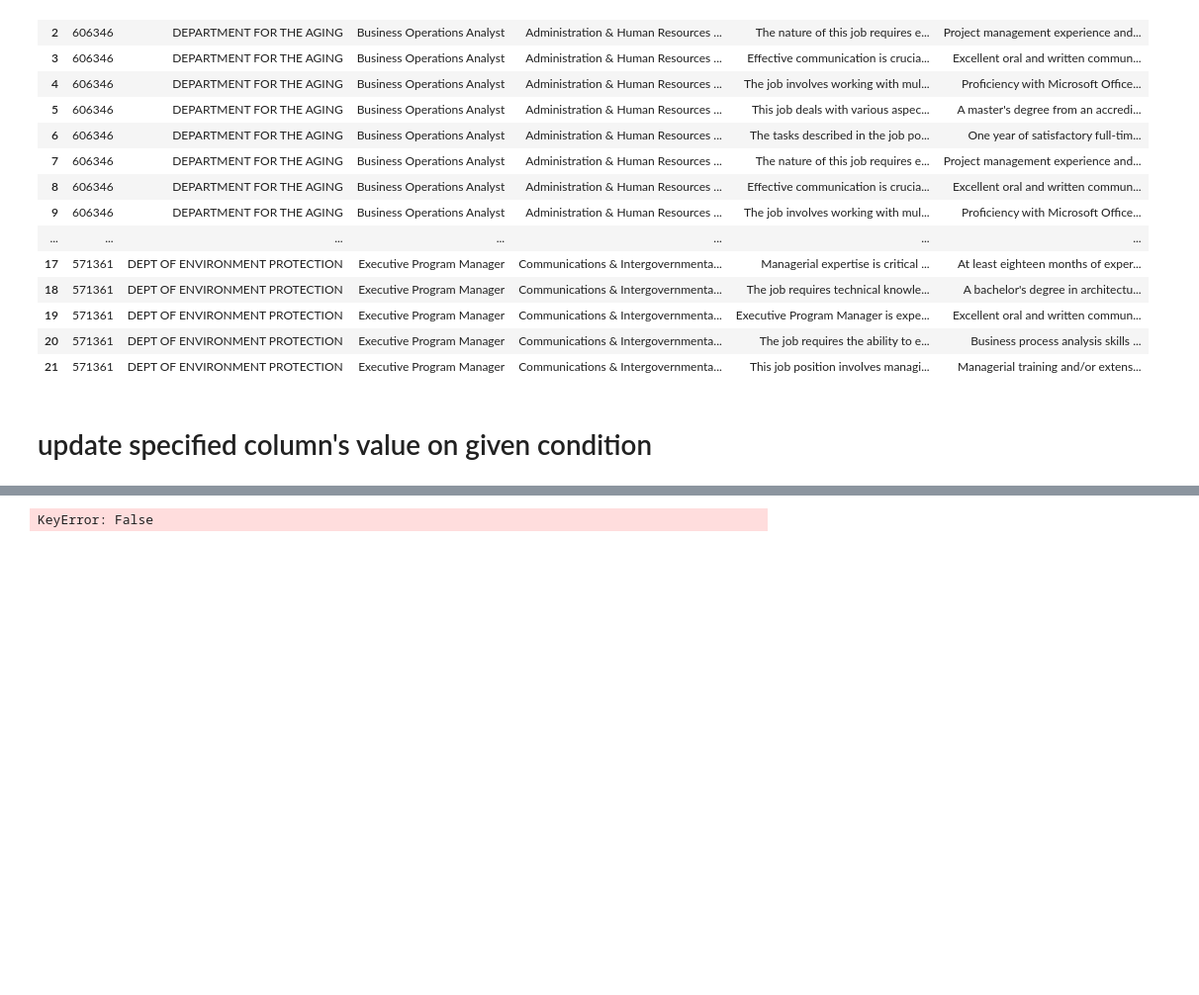
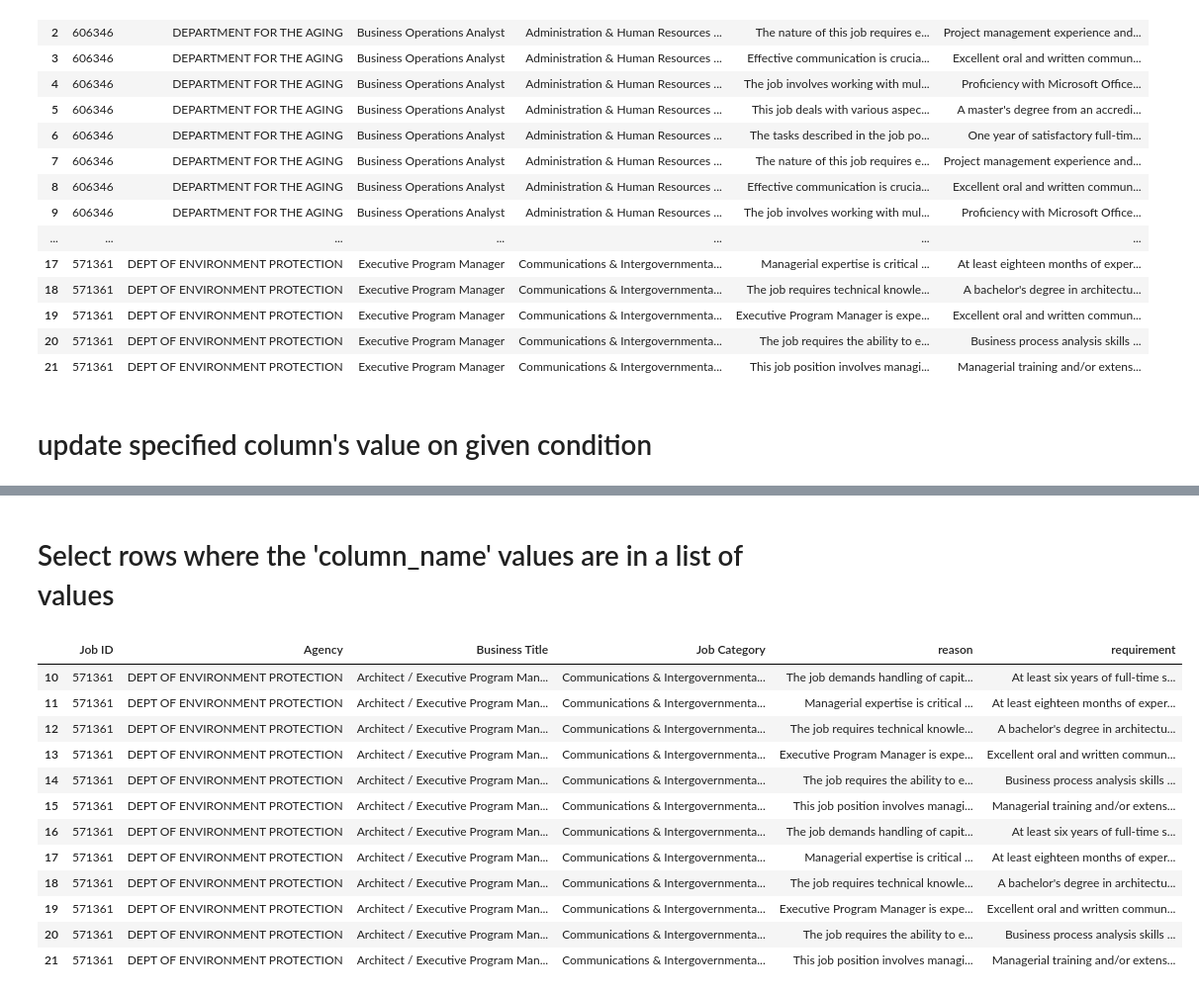
Before and after one commit to dfirst-education/sample, a Jupyter notebook: 4_dataframe_manipulation.ipynb, the cells around one changed output, grey strips where cells are left out. Shown at 99% size. Cells and saved outputs as stored; diff of their text form; code cells hidden in the pictures; blank space fills up the shorter version.

Commit message:
commit 4_dataframe_manipulation.ipynb

```diff
--- a/4_dataframe_manipulation.ipynb
+++ b/4_dataframe_manipulation.ipynb
@@ -107,8 +107,23 @@ df_jobs_and_reason
 | 19 | 571361 | DEPT OF ENVIRONMENT PROTECTION | Architect / Executive Program Man... | Communications & Intergovernmenta... | Executive Program Manager is expe... | Excellent oral and written commun... |
 | 20 | 571361 | DEPT OF ENVIRONMENT PROTECTION | Architect / Executive Program Man... | Communications & Intergovernmenta... | The job requires the ability to e... | Business process analysis skills ... |
 | 21 | 571361 | DEPT OF ENVIRONMENT PROTECTION | Architect / Executive Program Man... | Communications & Intergovernmenta... | This job position involves managi... | Managerial training and/or extens... |
-# %%
-df_selected_rows = df_jobs_and_reason.query('"Business Title" in ["Architect / Executive Program Manager", "test"]')
-df_selected_rows
-# %% [output]
-KeyError: False
+# %% [markdown]
+# Select rows where the 'column_name' values are in a list of values
+# %%
+# Select rows where the 'column_name' values are in a list of values
+df_jobs_and_reason = df_jobs_and_reason[df_jobs_and_reason['Business Title'].isin(['Architect / Executive Program Manager'])]
+df_jobs_and_reason
+# %% [output]
+|  | Job ID | Agency | Business Title | Job Category | reason | requirement |
+| 10 | 571361 | DEPT OF ENVIRONMENT PROTECTION | Architect / Executive Program Man... | Communications & Intergovernmenta... | The job demands handling of capit... | At least six years of full-time s... |
+| 11 | 571361 | DEPT OF ENVIRONMENT PROTECTION | Architect / Executive Program Man... | Communications & Intergovernmenta... | Managerial expertise is critical ... | At least eighteen months of exper... |
+| 12 | 571361 | DEPT OF ENVIRONMENT PROTECTION | Architect / Executive Program Man... | Communications & Intergovernmenta... | The job requires technical knowle... | A bachelor's degree in architectu... |
+| 13 | 571361 | DEPT OF ENVIRONMENT PROTECTION | Architect / Executive Program Man... | Communications & Intergovernmenta... | Executive Program Manager is expe... | Excellent oral and written commun... |
+| 14 | 571361 | DEPT OF ENVIRONMENT PROTECTION | Architect / Executive Program Man... | Communications & Intergovernmenta... | The job requires the ability to e... | Business process analysis skills ... |
+| 15 | 571361 | DEPT OF ENVIRONMENT PROTECTION | Architect / Executive Program Man... | Communications & Intergovernmenta... | This job position involves managi... | Managerial training and/or extens... |
+| 16 | 571361 | DEPT OF ENVIRONMENT PROTECTION | Architect / Executive Program Man... | Communications & Intergovernmenta... | The job demands handling of capit... | At least six years of full-time s... |
+| 17 | 571361 | DEPT OF ENVIRONMENT PROTECTION | Architect / Executive Program Man... | Communications & Intergovernmenta... | Managerial expertise is critical ... | At least eighteen months of exper... |
+| 18 | 571361 | DEPT OF ENVIRONMENT PROTECTION | Architect / Executive Program Man... | Communications & Intergovernmenta... | The job requires technical knowle... | A bachelor's degree in architectu... |
+| 19 | 571361 | DEPT OF ENVIRONMENT PROTECTION | Architect / Executive Program Man... | Communications & Intergovernmenta... | Executive Program Manager is expe... | Excellent oral and written commun... |
+| 20 | 571361 | DEPT OF ENVIRONMENT PROTECTION | Architect / Executive Program Man... | Communications & Intergovernmenta... | The job requires the ability to e... | Business process analysis skills ... |
+| 21 | 571361 | DEPT OF ENVIRONMENT PROTECTION | Architect / Executive Program Man... | Communications & Intergovernmenta... | This job position involves managi... | Managerial training and/or extens... |
```
Also changed, not shown: parts of 2 cells of this notebook.
